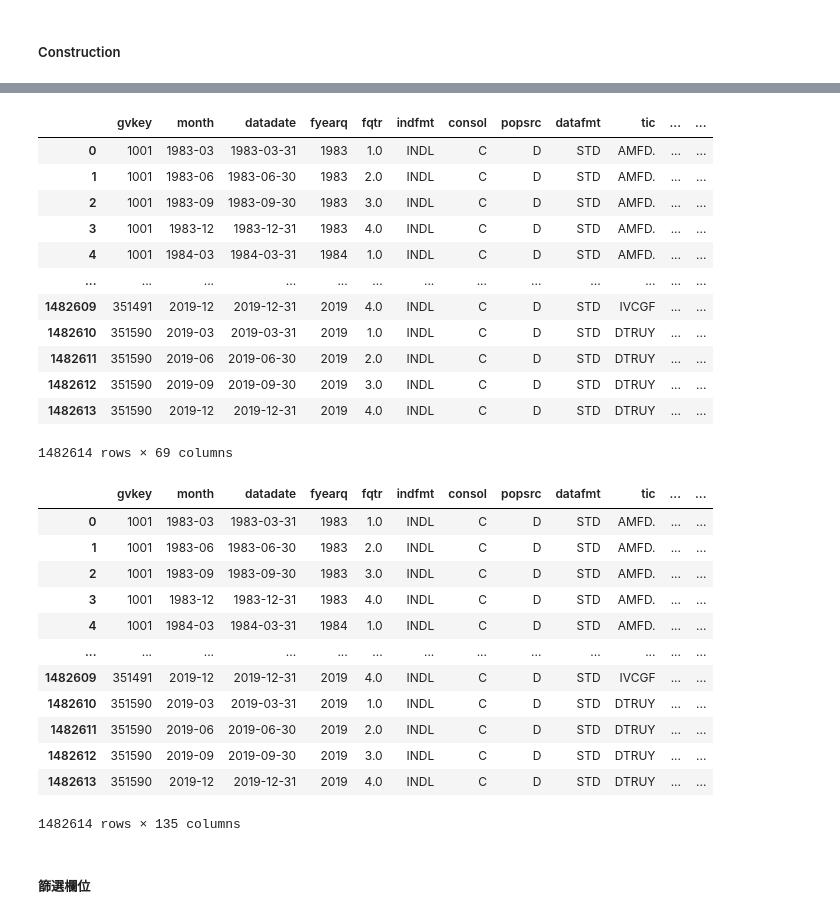
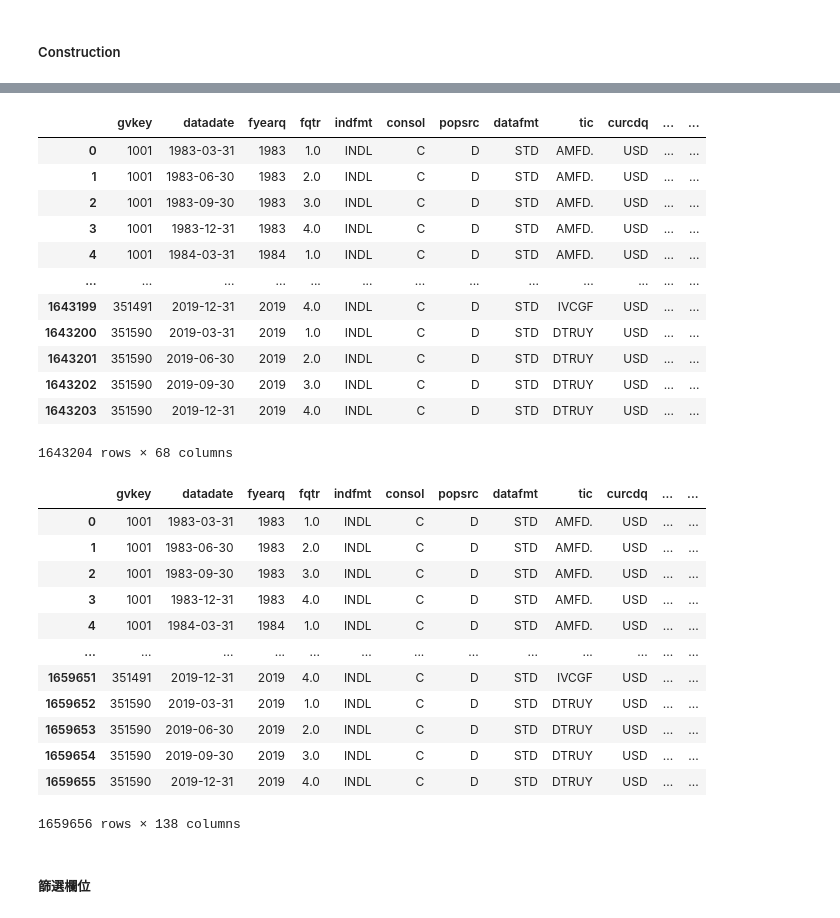
Before and after one commit to CCHST/Relative-Valuation, a Jupyter notebook: variable_const.ipynb, the cells around one changed output, grey strips where cells are left out. Saved outputs shown, nothing was run; the diff lists cells and outputs as text; code cells hidden in the pictures.

```diff
--- a/variable_const.ipynb
+++ b/variable_const.ipynb
@@ -4,8 +5,8 @@ import pandas as pd
 # %% [markdown]
 ##### Input variables
 # %%
-unfiltered_v1 = pd.read_csv("C:\\Users\\cindy\\Desktop\\UIUC\\入學後\\RA-ML\\variable_p39.csv")
-unfiltered_v2 = pd.read_csv("C:\\Users\\cindy\\Desktop\\UIUC\\入學後\\RA-ML\\variable_p40.csv")
-unfiltered_v3 = pd.read_csv("C:\\Users\\cindy\\Desktop\\UIUC\\入學後\\RA-ML\\variable_p41.csv")
+unfiltered_v1 = pd.read_csv("C:\\Users\\cindy\\Desktop\\UIUC\\入學後\\Relative-Valuation\\variable_p39.csv")
+unfiltered_v2 = pd.read_csv("C:\\Users\\cindy\\Desktop\\UIUC\\入學後\\Relative-Valuation\\variable_p40.csv")
+unfiltered_v3 = pd.read_csv("C:\\Users\\cindy\\Desktop\\UIUC\\入學後\\Relative-Valuation\\variable_p41.csv")
 # %% [markdown]
 ##### Construction
@@ -68,3 +13,8 @@ print(v3)
+# %%
+# 先不排除任何資料
+v1 = unfiltered_v1
+v2 = unfiltered_v2
+v3 = unfiltered_v3
 # %%
 #1.
 v1['accrual_wr'] = (v1['oancfy']-v1['ibq'])/v1['atq']
@@ -142,6 +92,18 @@ v1['debt_at_wr'] = (v1['dlttq']+v1['dlcq'])/v1['atq']
 
 #17.
 v1['debt_book_value'] = v1['dlttq']+v1['dlcq']+v1['pstkq']
+
+#18.
+v1['atq_wr'] = v1['atq']
+
+#19.
+v1['ceqq_wr'] = v1['ceqq']
+
+#20.
+v1['saleq_wr'] = v1['saleq']
+
+#21.
+v1['total_debt_wr'] = v1['dlttq']+v1['dlcq']
 # %%
 # 使用 'gvkey' 和 'datadate' 作為鍵進行合併
 v1 = v1.merge(df[['gvkey', 'datadate', 'after_tax_roic','cash_conversion_wr']], on=['gvkey', 'datadate'], how='left')
@@ -316,39 +278,39 @@ v3['ptpm_wr'] = (v3['oiadpq']-v3['xintq']+v3['spiq']+v3['nopiq'])/v3['saleq']
 v3 = v3.merge(df[['gvkey', 'datadate', 'invturn_wr','pay_turn_wr']], on=['gvkey', 'datadate'], how='left')
 v3
 # %% [output]
-|  | gvkey | month | datadate | fyearq | fqtr | indfmt | consol | popsrc | datafmt | tic | ... | ... |
-| 0 | 1001 | 1983-03 | 1983-03-31 | 1983 | 1.0 | INDL | C | D | STD | AMFD. | ... | ... |
-| 1 | 1001 | 1983-06 | 1983-06-30 | 1983 | 2.0 | INDL | C | D | STD | AMFD. | ... | ... |
-| 2 | 1001 | 1983-09 | 1983-09-30 | 1983 | 3.0 | INDL | C | D | STD | AMFD. | ... | ... |
-| 3 | 1001 | 1983-12 | 1983-12-31 | 1983 | 4.0 | INDL | C | D | STD | AMFD. | ... | ... |
-| 4 | 1001 | 1984-03 | 1984-03-31 | 1984 | 1.0 | INDL | C | D | STD | AMFD. | ... | ... |
+|  | gvkey | datadate | fyearq | fqtr | indfmt | consol | popsrc | datafmt | tic | curcdq | ... | ... |
+| 0 | 1001 | 1983-03-31 | 1983 | 1.0 | INDL | C | D | STD | AMFD. | USD | ... | ... |
+| 1 | 1001 | 1983-06-30 | 1983 | 2.0 | INDL | C | D | STD | AMFD. | USD | ... | ... |
+| 2 | 1001 | 1983-09-30 | 1983 | 3.0 | INDL | C | D | STD | AMFD. | USD | ... | ... |
+| 3 | 1001 | 1983-12-31 | 1983 | 4.0 | INDL | C | D | STD | AMFD. | USD | ... | ... |
+| 4 | 1001 | 1984-03-31 | 1984 | 1.0 | INDL | C | D | STD | AMFD. | USD | ... | ... |
 | ... | ... | ... | ... | ... | ... | ... | ... | ... | ... | ... | ... | ... |
-| 1482609 | 351491 | 2019-12 | 2019-12-31 | 2019 | 4.0 | INDL | C | D | STD | IVCGF | ... | ... |
-| 1482610 | 351590 | 2019-03 | 2019-03-31 | 2019 | 1.0 | INDL | C | D | STD | DTRUY | ... | ... |
-| 1482611 | 351590 | 2019-06 | 2019-06-30 | 2019 | 2.0 | INDL | C | D | STD | DTRUY | ... | ... |
-| 1482612 | 351590 | 2019-09 | 2019-09-30 | 2019 | 3.0 | INDL | C | D | STD | DTRUY | ... | ... |
-| 1482613 | 351590 | 2019-12 | 2019-12-31 | 2019 | 4.0 | INDL | C | D | STD | DTRUY | ... | ... |
+| 1643199 | 351491 | 2019-12-31 | 2019 | 4.0 | INDL | C | D | STD | IVCGF | USD | ... | ... |
+| 1643200 | 351590 | 2019-03-31 | 2019 | 1.0 | INDL | C | D | STD | DTRUY | USD | ... | ... |
+| 1643201 | 351590 | 2019-06-30 | 2019 | 2.0 | INDL | C | D | STD | DTRUY | USD | ... | ... |
+| 1643202 | 351590 | 2019-09-30 | 2019 | 3.0 | INDL | C | D | STD | DTRUY | USD | ... | ... |
+| 1643203 | 351590 | 2019-12-31 | 2019 | 4.0 | INDL | C | D | STD | DTRUY | USD | ... | ... |
-1482614 rows × 69 columns
+1643204 rows × 68 columns
 # %%
 v1 = v1.merge(v2, on=['gvkey', 'datadate', 'fyearq', 'fqtr', 'indfmt', 'consol', 'popsrc',
-       'datafmt', 'tic', 'curcdq', 'datacqtr', 'datafqtr','costat', 'naics', 'sic', 'month'], how='left')
+       'datafmt', 'tic', 'curcdq', 'datacqtr', 'datafqtr','costat', 'naics', 'sic'], how='left')
 v1 = v1.merge(v3, on=['gvkey', 'datadate', 'fyearq', 'fqtr', 'indfmt', 'consol', 'popsrc',
-       'datafmt', 'tic', 'curcdq', 'datacqtr', 'datafqtr','costat', 'naics', 'sic', 'month'], how='left')
+       'datafmt', 'tic', 'curcdq', 'datacqtr', 'datafqtr','costat', 'naics', 'sic'], how='left')
 v1
 # %% [output]
-|  | gvkey | month | datadate | fyearq | fqtr | indfmt | consol | popsrc | datafmt | tic | ... | ... |
-| 0 | 1001 | 1983-03 | 1983-03-31 | 1983 | 1.0 | INDL | C | D | STD | AMFD. | ... | ... |
-| 1 | 1001 | 1983-06 | 1983-06-30 | 1983 | 2.0 | INDL | C | D | STD | AMFD. | ... | ... |
-| 2 | 1001 | 1983-09 | 1983-09-30 | 1983 | 3.0 | INDL | C | D | STD | AMFD. | ... | ... |
-| 3 | 1001 | 1983-12 | 1983-12-31 | 1983 | 4.0 | INDL | C | D | STD | AMFD. | ... | ... |
-| 4 | 1001 | 1984-03 | 1984-03-31 | 1984 | 1.0 | INDL | C | D | STD | AMFD. | ... | ... |
+|  | gvkey | datadate | fyearq | fqtr | indfmt | consol | popsrc | datafmt | tic | curcdq | ... | ... |
+| 0 | 1001 | 1983-03-31 | 1983 | 1.0 | INDL | C | D | STD | AMFD. | USD | ... | ... |
+| 1 | 1001 | 1983-06-30 | 1983 | 2.0 | INDL | C | D | STD | AMFD. | USD | ... | ... |
+| 2 | 1001 | 1983-09-30 | 1983 | 3.0 | INDL | C | D | STD | AMFD. | USD | ... | ... |
+| 3 | 1001 | 1983-12-31 | 1983 | 4.0 | INDL | C | D | STD | AMFD. | USD | ... | ... |
+| 4 | 1001 | 1984-03-31 | 1984 | 1.0 | INDL | C | D | STD | AMFD. | USD | ... | ... |
 | ... | ... | ... | ... | ... | ... | ... | ... | ... | ... | ... | ... | ... |
-| 1482609 | 351491 | 2019-12 | 2019-12-31 | 2019 | 4.0 | INDL | C | D | STD | IVCGF | ... | ... |
-| 1482610 | 351590 | 2019-03 | 2019-03-31 | 2019 | 1.0 | INDL | C | D | STD | DTRUY | ... | ... |
-| 1482611 | 351590 | 2019-06 | 2019-06-30 | 2019 | 2.0 | INDL | C | D | STD | DTRUY | ... | ... |
-| 1482612 | 351590 | 2019-09 | 2019-09-30 | 2019 | 3.0 | INDL | C | D | STD | DTRUY | ... | ... |
-| 1482613 | 351590 | 2019-12 | 2019-12-31 | 2019 | 4.0 | INDL | C | D | STD | DTRUY | ... | ... |
+| 1659651 | 351491 | 2019-12-31 | 2019 | 4.0 | INDL | C | D | STD | IVCGF | USD | ... | ... |
+| 1659652 | 351590 | 2019-03-31 | 2019 | 1.0 | INDL | C | D | STD | DTRUY | USD | ... | ... |
+| 1659653 | 351590 | 2019-06-30 | 2019 | 2.0 | INDL | C | D | STD | DTRUY | USD | ... | ... |
+| 1659654 | 351590 | 2019-09-30 | 2019 | 3.0 | INDL | C | D | STD | DTRUY | USD | ... | ... |
+| 1659655 | 351590 | 2019-12-31 | 2019 | 4.0 | INDL | C | D | STD | DTRUY | USD | ... | ... |
-1482614 rows × 135 columns
+1659656 rows × 138 columns
 # %% [markdown]
 ##### 篩選欄位
 # %%
```
Also changed, not shown: parts of 34 cells of this notebook.
